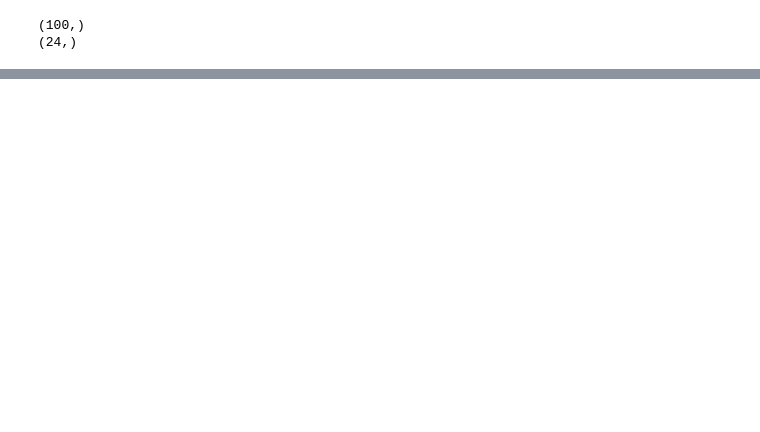
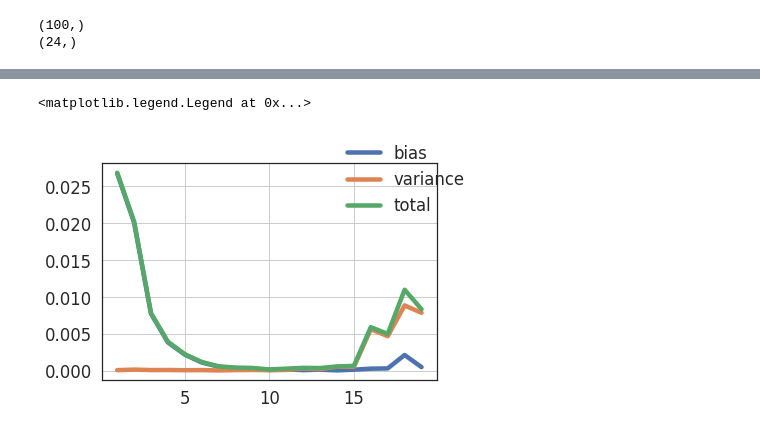
Before and after one commit to kaaja/ADAML, a Jupyter notebook: m1/m1BootstrapTesting.ipynb, the cells around one changed output, grey strips where cells are left out. Saved outputs shown, nothing was run; the diff lists cells and outputs as text; code cells hidden in the pictures; blank space fills up the shorter version.

```diff
--- a/m1/m1BootstrapTesting.ipynb
+++ b/m1/m1BootstrapTesting.ipynb
@@ -53,0 +83,14 @@ ValueError: x and y must have same first dimension, but have shapes (24,) and (1
+# %%
+stop = 20
+fig, ax = plt.subplots()
+ax.plot(degrees[:stop], bias2UnknownF[:stop])
+ax.plot(degrees[:stop], sdUnknownF[:stop])
+ax.plot(degrees[:stop], totalUnknownF[:stop])
+#ax.plot(degrees, tst1.mseBootstrap)
+legends = ['bias', 'variance', 'total']#, 'MSE scikit']
+fig.legend(legends)
+#print(mseUnknownF, totalUnknownF)
+#print(tst1.mseBootstrap)
+# %% [output]
+<matplotlib.legend.Legend at 0x...>
+[figure, added]
```
Also changed, not shown: parts of 7 cells of this notebook, 3 other files.
